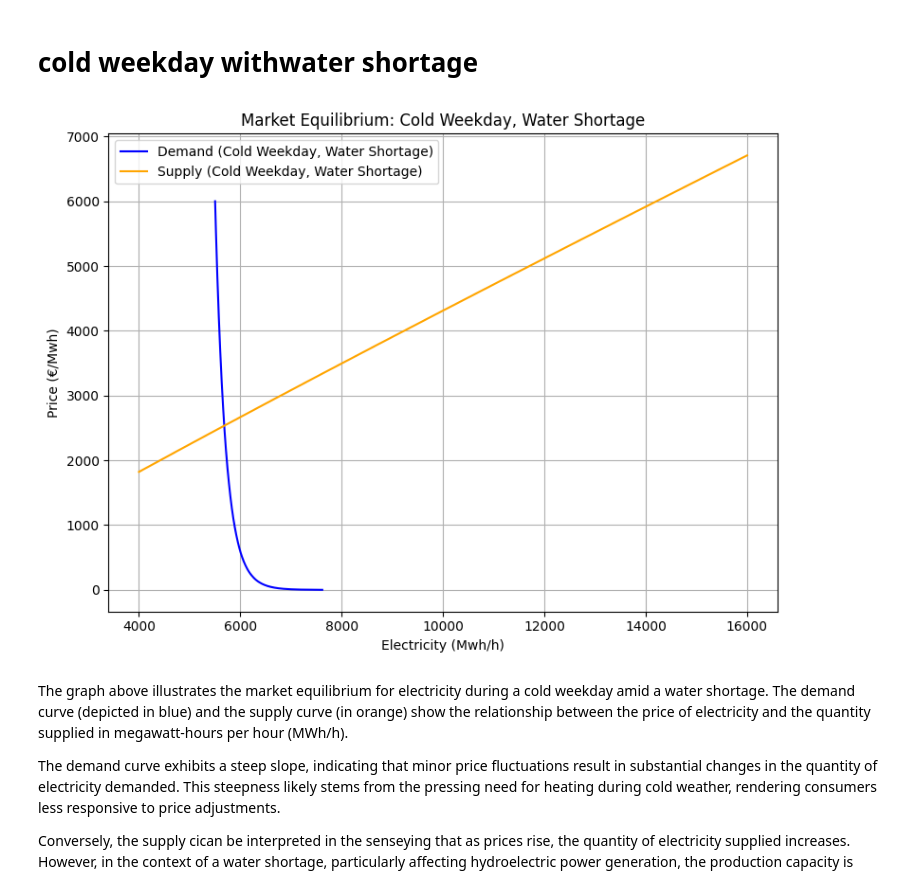
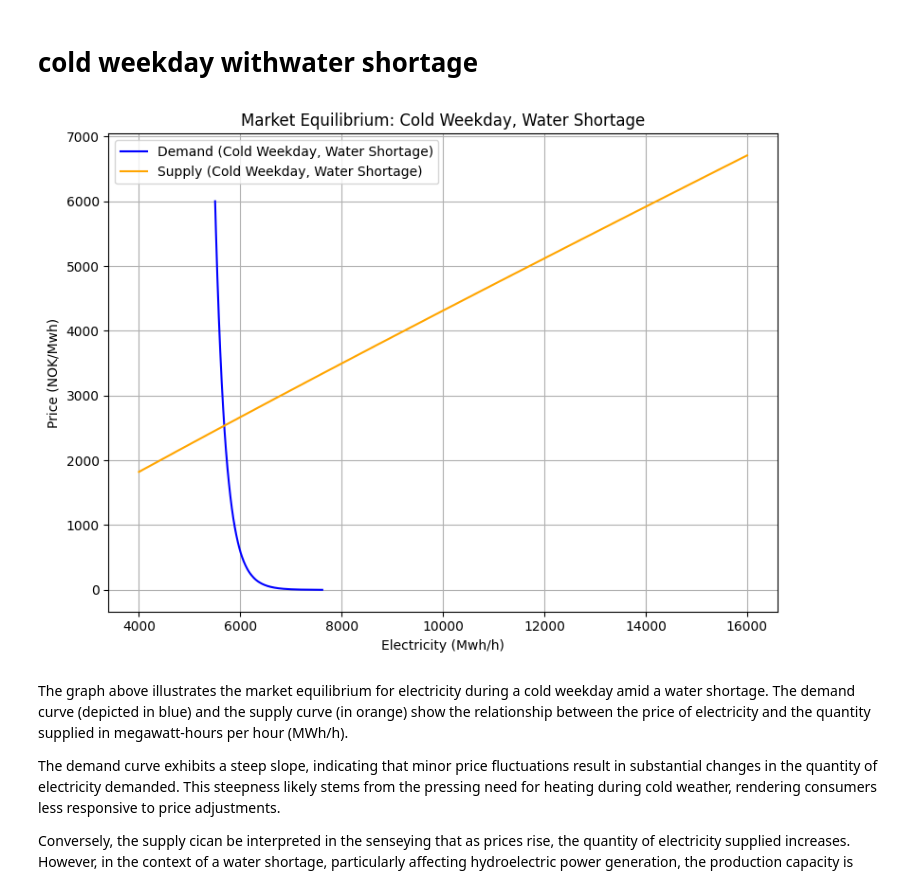
Before and after one commit to BigSam101/no-electricity-demand-supply-equilibrium, a Jupyter notebook: notebook/electricity_equilibrium_no1.ipynb, the cells around one changed output. Saved outputs shown, nothing was run; the diff lists cells and outputs as text; code cells hidden in the pictures.

```diff
--- a/notebook/electricity_equilibrium_no1.ipynb
+++ b/notebook/electricity_equilibrium_no1.ipynb
@@ -915,35 +915,35 @@ prices = np.linspace(1, 6000, 5000)
 ln_prices = np.log(prices)
 
 # Supply quantities range
 supply_quantities = np.linspace(4000, 16000, 200)  # Adjusted for water shortage
 ln_supply_quantities = np.log(supply_quantities)
 
 # Demand for a cold weekday with water shortage
 cold_demand = np.exp(dbeta['Intercept'] + dbeta['log_price'] * ln_prices + dbeta["dwkday"] * (-1) + dbeta["ln_poil"] * ln_oil_price)
 
 # Supply for water shortage scenario
 cold_supply_price = np.exp(sbeta['Intercept'] + sbeta['rshort'] * (-1.0) + sbeta['ln_pco2'] * ln_co2_price + sbeta["ln_poil"] * ln_oil_price + sbeta["log_prod"] * ln_supply_quantities)
 
 # Plotting
 fig, ax = plt.subplots(figsize=(8, 6))
 
 # Demand curve
 ax.plot(cold_demand, prices, label="Demand (Cold Weekday, Water Shortage)", color='blue')
 
 # Supply curve for water shortage scenario
 ax.plot(supply_quantities, cold_supply_price, label='Supply (Cold Weekday, Water Shortage)', color='orange')
 
 # Annotations and Labels
 ax.set_xlabel("Electricity (Mwh/h)")
-ax.set_ylabel('Price (€/Mwh)')
+ax.set_ylabel('Price (NOK/Mwh)')
 ax.set_title('Market Equilibrium: Cold Weekday, Water Shortage')
 ax.legend()
 plt.grid(True)
 plt.tight_layout()
 plt.savefig('../figures/equilibrium_cold_water_shortage.png', dpi=300)
 plt.show()
 # %% [output]
-[figure, old version]
+[figure, new version]
 # %% [markdown]
 The graph above illustrates the market equilibrium for electricity during a cold weekday amid a water shortage. The demand curve (depicted in blue) and the supply curve (in orange) show the relationship between the price of electricity and the quantity supplied in megawatt-hours per hour (MWh/h).
 
```
Also changed, not shown: parts of 10 cells of this notebook, 1 other file.
